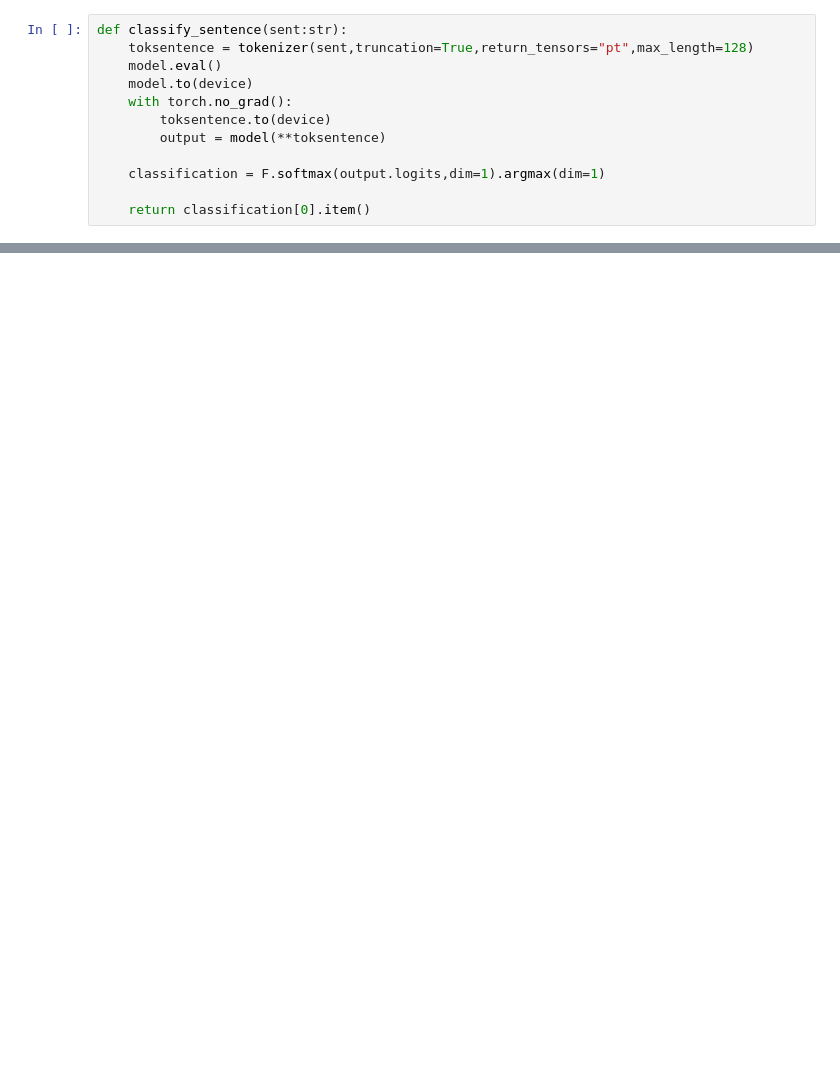
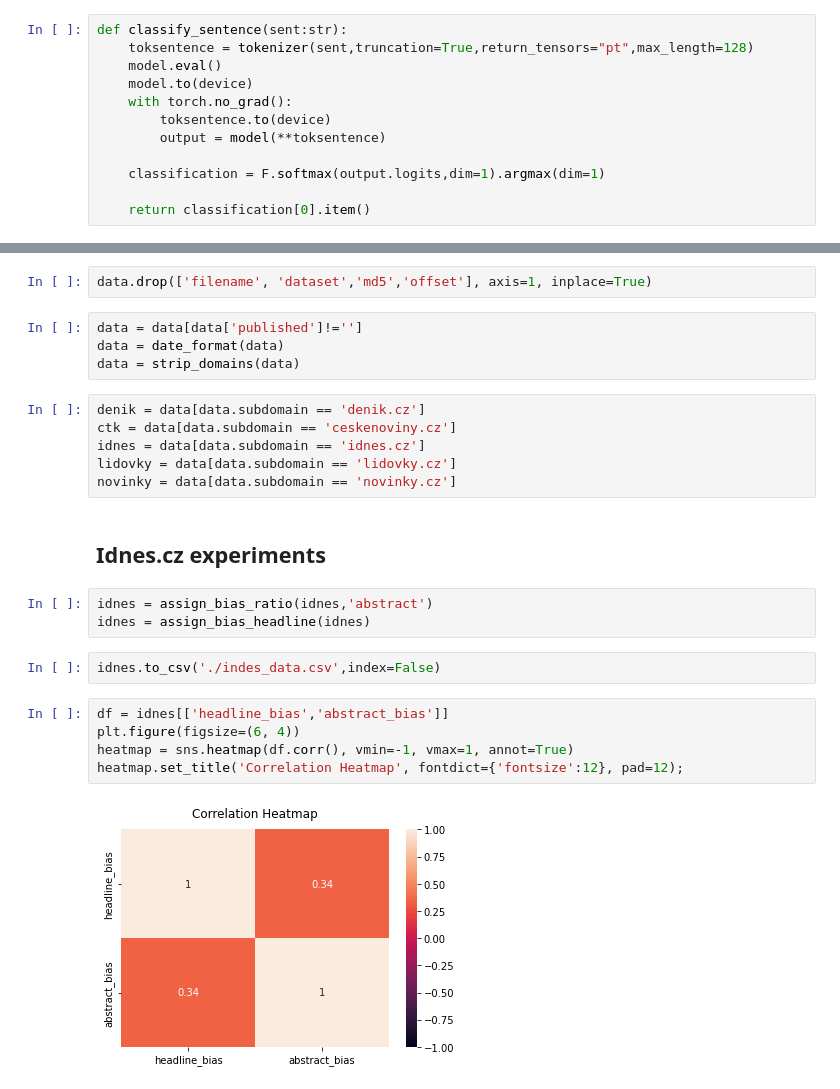
Before and after one commit to horychtom/czech-media-bias-detection, a Jupyter notebook: notebooks/media/full_pipeline/inference_experiments.ipynb, the cells around one changed output, grey strips where cells are left out. Saved outputs shown, nothing was run; the diff lists cells and outputs as text; blank space fills up the shorter version.

```diff
--- a/notebooks/media/full_pipeline/inference_experiments.ipynb
+++ b/notebooks/media/full_pipeline/inference_experiments.ipynb
@@ -307,0 +134,26 @@ array([ 0,  1,  2,  3,  4,  5,  6,  7,  8,  9, 10, 11, 12, 13, 14, 15, 16,
+# %%
+data.drop(['filename', 'dataset','md5','offset'], axis=1, inplace=True)
+# %%
+data = data[data['published']!='']
+data = date_format(data)
+data = strip_domains(data)
+# %%
+denik = data[data.subdomain == 'denik.cz']
+ctk = data[data.subdomain == 'ceskenoviny.cz']
+idnes = data[data.subdomain == 'idnes.cz']
+lidovky = data[data.subdomain == 'lidovky.cz']
+novinky = data[data.subdomain == 'novinky.cz']
+# %% [markdown]
+## Idnes.cz experiments
+# %%
+idnes = assign_bias_ratio(idnes,'abstract')
+idnes = assign_bias_headline(idnes)
+# %%
+idnes.to_csv('./indes_data.csv',index=False)
+# %%
+df = idnes[['headline_bias','abstract_bias']]
+plt.figure(figsize=(6, 4))
+heatmap = sns.heatmap(df.corr(), vmin=-1, vmax=1, annot=True)
+heatmap.set_title('Correlation Heatmap', fontdict={'fontsize':12}, pad=12);
+# %% [output]
+[figure, added]
```
Also changed, not shown: parts of 68 cells of this notebook.
